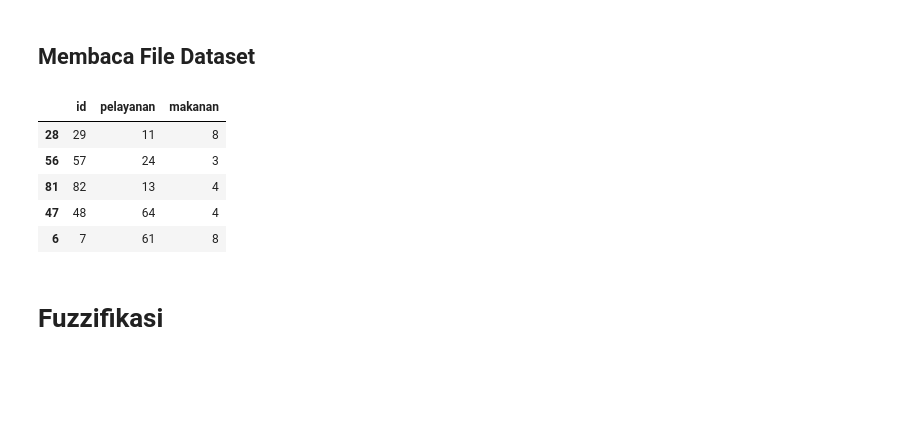
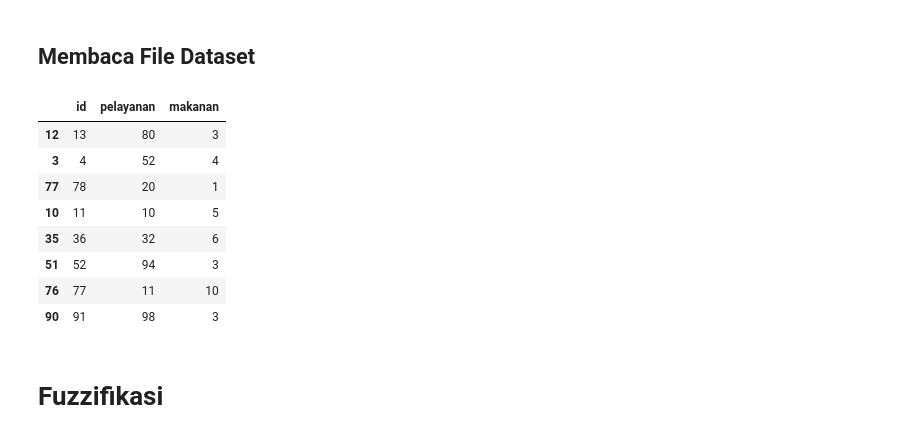
Before and after one commit to ShinyQ/Tugas-Pengantar-AI-2_Fuzzy_Logic, a Jupyter notebook: Tugas_2_Kelompok_1_Reasoning_(Fuzzy_Logic).ipynb, the cells around one changed output. Cells and saved outputs as stored; diff of their text form; code cells hidden in the pictures; blank space fills up the shorter version.

```diff
--- a/Tugas_2_Kelompok_1_Reasoning_(Fuzzy_Logic).ipynb
+++ b/Tugas_2_Kelompok_1_Reasoning_(Fuzzy_Logic).ipynb
@@ -15,14 +15,17 @@ import matplotlib.pyplot as plt
 ## **Membaca File Dataset**
 # %%
 data = pd.read_excel("https://github.com/ShinyQ/Tugas-Pengantar-AI-2_Fuzzy_Logic/blob/main/restoran.xlsx?raw=true")
-data.sample(5)
+data.sample(8)
 # %% [output]
 |  | id | pelayanan | makanan |
-| 28 | 29 | 11 | 8 |
-| 56 | 57 | 24 | 3 |
-| 81 | 82 | 13 | 4 |
-| 47 | 48 | 64 | 4 |
-| 6 | 7 | 61 | 8 |
+| 12 | 13 | 80 | 3 |
+| 3 | 4 | 52 | 4 |
+| 77 | 78 | 20 | 1 |
+| 10 | 11 | 10 | 5 |
+| 35 | 36 | 32 | 6 |
+| 51 | 52 | 94 | 3 |
+| 76 | 77 | 11 | 10 |
+| 90 | 91 | 98 | 3 |
 # %% [markdown]
 # **Fuzzifikasi**
 # %% [markdown]
```
Also changed, not shown: parts of 18 cells of this notebook.
